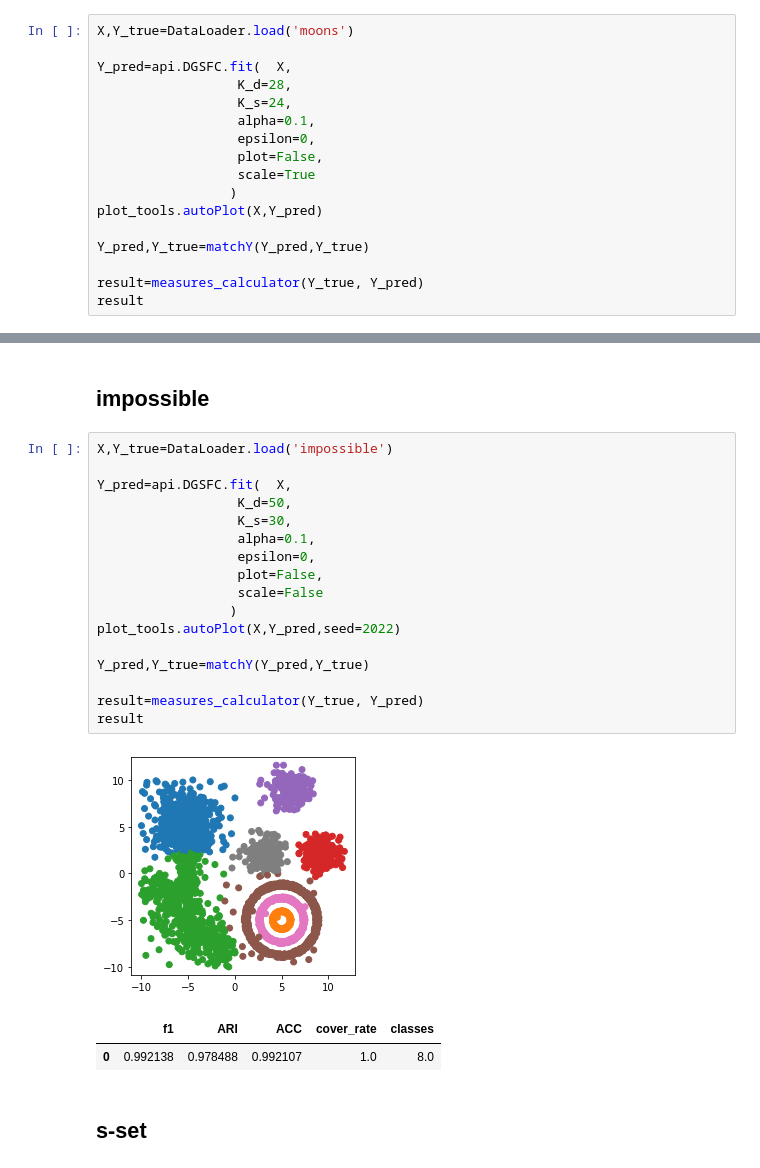
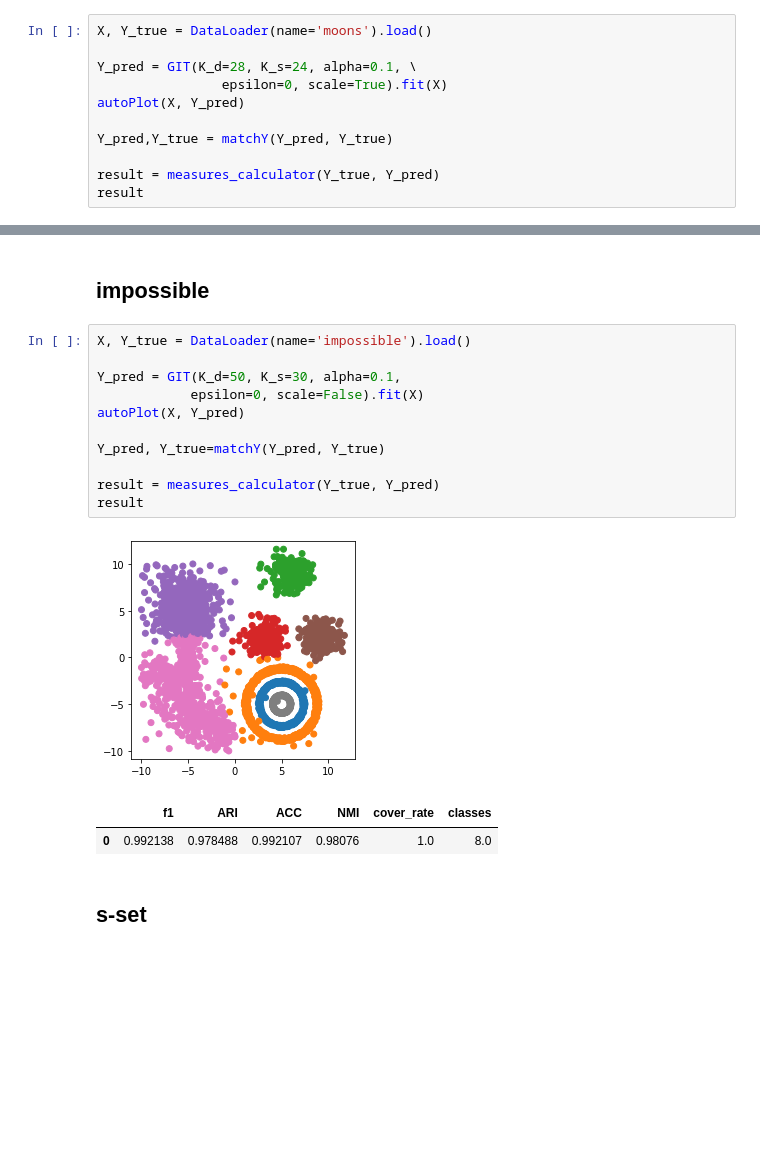
Before and after one commit to gaozhangyang/GIT, a Jupyter notebook: ex1_toy/experiments_toydata.ipynb, the cells around one changed output, grey strips where cells are left out. Drawn from its saved outputs; the diff is of its cells as text; blank space fills up the shorter version.

```diff
--- a/ex1_toy/experiments_toydata.ipynb
+++ b/ex1_toy/experiments_toydata.ipynb
@@ -79,21 +27,15 @@ result
 # %% [markdown]
 ## moons
 # %%
-X,Y_true=DataLoader.load('moons')
+X, Y_true = DataLoader(name='moons').load()
 
-Y_pred=api.DGSFC.fit(  X,
-                  K_d=28,
-                  K_s=24,
-                  alpha=0.1,
-                  epsilon=0,
-                  plot=False,
-                  scale=True
-                 )
-plot_tools.autoPlot(X,Y_pred)
+Y_pred = GIT(K_d=28, K_s=24, alpha=0.1, \
+                epsilon=0, scale=True).fit(X)
+autoPlot(X, Y_pred)
 
-Y_pred,Y_true=matchY(Y_pred,Y_true)
+Y_pred,Y_true = matchY(Y_pred, Y_true)
 
-result=measures_calculator(Y_true, Y_pred)
+result = measures_calculator(Y_true, Y_pred)
 result
 # %% [output]
 [figure]
@@ -102,26 +44,20 @@ result
 # %% [markdown]
 ## impossible
 # %%
-X,Y_true=DataLoader.load('impossible')
+X, Y_true = DataLoader(name='impossible').load()
 
-Y_pred=api.DGSFC.fit(  X,
-                  K_d=50,
-                  K_s=30,
-                  alpha=0.1,
-                  epsilon=0,
-                  plot=False,
-                  scale=False
-                 )
-plot_tools.autoPlot(X,Y_pred,seed=2022)
+Y_pred = GIT(K_d=50, K_s=30, alpha=0.1,
+            epsilon=0, scale=False).fit(X)
+autoPlot(X, Y_pred)
 
-Y_pred,Y_true=matchY(Y_pred,Y_true)
+Y_pred, Y_true=matchY(Y_pred, Y_true)
 
-result=measures_calculator(Y_true, Y_pred)
+result = measures_calculator(Y_true, Y_pred)
 result
 # %% [output]
-[figure, old version]
+[figure, new version]
-|  | f1 | ARI | ACC | cover_rate | classes |
-| 0 | 0.992138 | 0.978488 | 0.992107 | 1.0 | 8.0 |
+|  | f1 | ARI | ACC | NMI | cover_rate | classes |
+| 0 | 0.992138 | 0.978488 | 0.992107 | 0.98076 | 1.0 | 8.0 |
 # %% [markdown]
 ## s-set
 # %%
```
Also changed, not shown: parts of 43 cells of this notebook, 46 other files.
